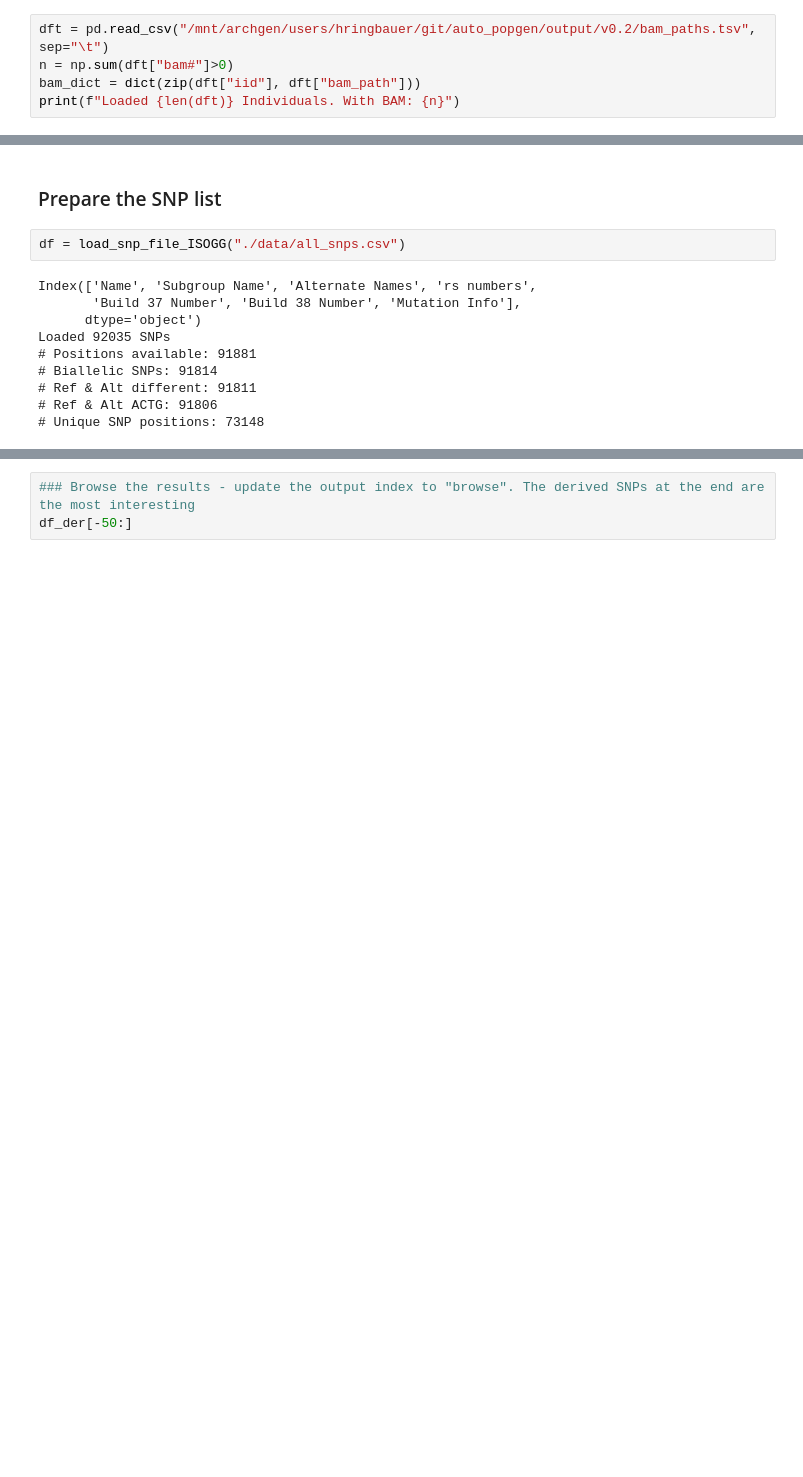
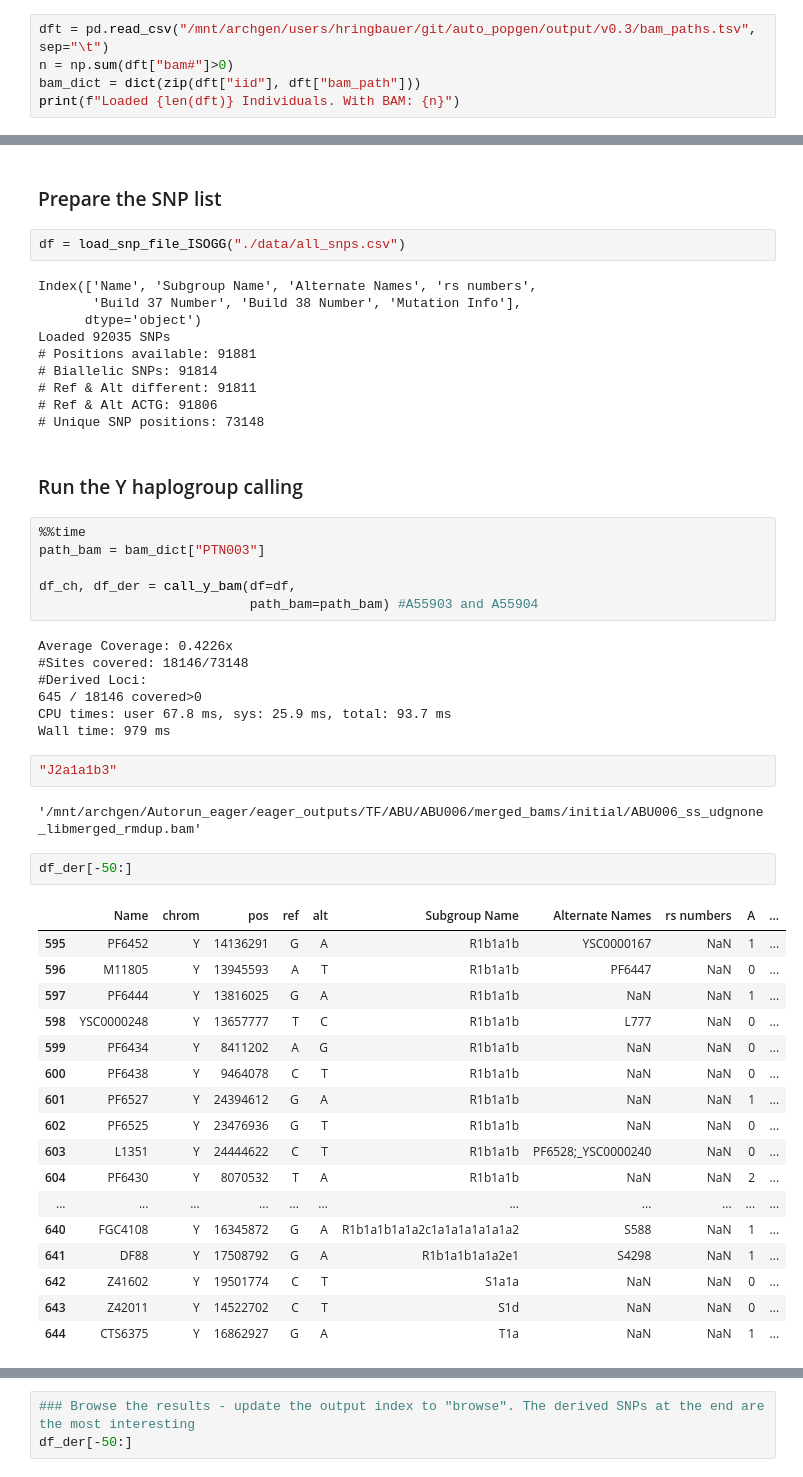
Before and after one commit to hringbauer/y_chrom, a Jupyter notebook: notebooks/run_pulldown_leipzig_bamtable.ipynb, the cells around one changed output, grey strips where cells are left out. Saved outputs shown, nothing was run; the diff lists cells and outputs as text; blank space fills up the shorter version.

```diff
--- a/notebooks/run_pulldown_leipzig_bamtable.ipynb
+++ b/notebooks/run_pulldown_leipzig_bamtable.ipynb
@@ -197,7 +216,7 @@ Saved 73148 ISOGG SNPs to ./data/isogg_snps.bed
 # Load the BAM path [from Autorun]
 Can use this dictionary to look up bam files of individuals
 # %%
-dft = pd.read_csv("/mnt/archgen/users/hringbauer/git/auto_popgen/output/v0.2/bam_paths.tsv", sep="\t")
+dft = pd.read_csv("/mnt/archgen/users/hringbauer/git/auto_popgen/output/v0.3/bam_paths.tsv", sep="\t")
 n = np.sum(dft["bam#"]>0)
 bam_dict = dict(zip(dft["iid"], dft["bam_path"]))
 print(f"Loaded {len(dft)} Individuals. With BAM: {n}")
@@ -217,3 +240,42 @@ Loaded 92035 SNPs
 # Ref & Alt different: 91811
 # Ref & Alt ACTG: 91806
 # Unique SNP positions: 73148
+# %% [markdown]
+### Run the Y haplogroup calling
+# %%
+%%time
+path_bam = bam_dict["PTN003"]
+
+df_ch, df_der = call_y_bam(df=df,
+                           path_bam=path_bam) #A55903 and A55904
+# %% [output]
+Average Coverage: 0.4226x
+#Sites covered: 18146/73148
+#Derived Loci:
+645 / 18146 covered>0
+CPU times: user 67.8 ms, sys: 25.9 ms, total: 93.7 ms
+Wall time: 979 ms
+# %%
+"J2a1a1b3"
+# %% [output]
+'/mnt/archgen/Autorun_eager/eager_outputs/TF/ABU/ABU006/merged_bams/initial/ABU006_ss_udgnone_libmerged_rmdup.bam'
+# %%
+df_der[-50:]
+# %% [output]
+|  | Name | chrom | pos | ref | alt | Subgroup Name | Alternate Names | rs numbers | A | ... |
+| 595 | PF6452 | Y | 14136291 | G | A | R1b1a1b | YSC0000167 | NaN | 1 | ... |
+| 596 | M11805 | Y | 13945593 | A | T | R1b1a1b | PF6447 | NaN | 0 | ... |
+| 597 | PF6444 | Y | 13816025 | G | A | R1b1a1b | NaN | NaN | 1 | ... |
+| 598 | YSC0000248 | Y | 13657777 | T | C | R1b1a1b | L777 | NaN | 0 | ... |
+| 599 | PF6434 | Y | 8411202 | A | G | R1b1a1b | NaN | NaN | 0 | ... |
+| 600 | PF6438 | Y | 9464078 | C | T | R1b1a1b | NaN | NaN | 0 | ... |
+| 601 | PF6527 | Y | 24394612 | G | A | R1b1a1b | NaN | NaN | 1 | ... |
+| 602 | PF6525 | Y | 23476936 | G | T | R1b1a1b | NaN | NaN | 0 | ... |
+| 603 | L1351 | Y | 24444622 | C | T | R1b1a1b | PF6528;_YSC0000240 | NaN | 0 | ... |
+| 604 | PF6430 | Y | 8070532 | T | A | R1b1a1b | NaN | NaN | 2 | ... |
+| ... | ... | ... | ... | ... | ... | ... | ... | ... | ... | ... |
+| 640 | FGC4108 | Y | 16345872 | G | A | R1b1a1b1a1a2c1a1a1a1a1a1a2 | S588 | NaN | 1 | ... |
+| 641 | DF88 | Y | 17508792 | G | A | R1b1a1b1a1a2e1 | S4298 | NaN | 1 | ... |
+| 642 | Z41602 | Y | 19501774 | C | T | S1a1a | NaN | NaN | 0 | ... |
+| 643 | Z42011 | Y | 14522702 | C | T | S1d | NaN | NaN | 0 | ... |
+| 644 | CTS6375 | Y | 16862927 | G | A | T1a | NaN | NaN | 1 | ... |
```
Also changed, not shown: parts of 53 cells of this notebook, 2 other files.
